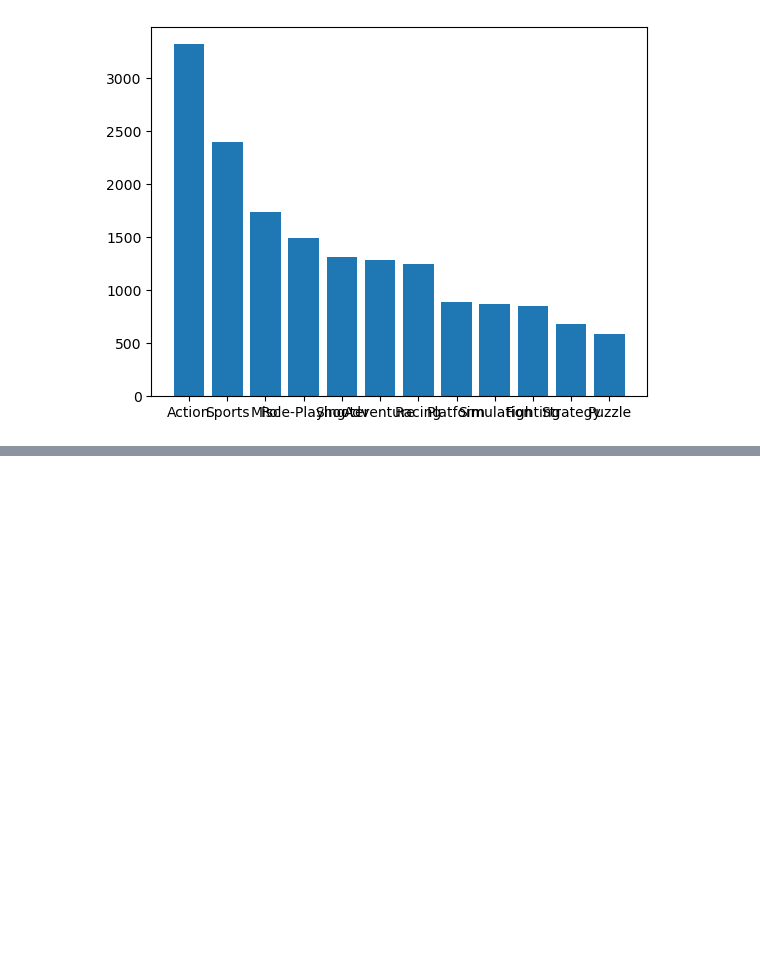
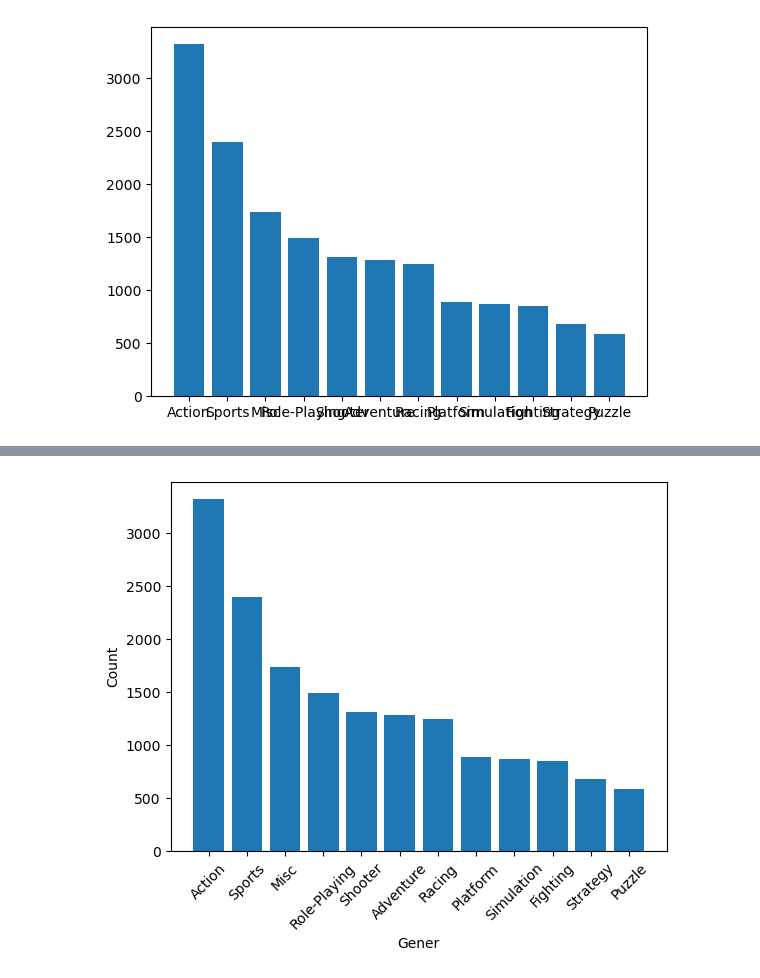
Before and after one commit to jeeet0700/DV, a Jupyter notebook: Data Viz Interview Prep.ipynb, the cells around one changed output, grey strips where cells are left out. Saved outputs shown, nothing was run; the diff lists cells and outputs as text; code cells hidden in the pictures; blank space fills up the shorter version.

```diff
--- a/Data Viz Interview Prep.ipynb
+++ b/Data Viz Interview Prep.ipynb
@@ -137,0 +155,8 @@ plt.bar(x,y)
+# %%
+plt.bar(x,y)
+plt.xticks(rotation=45)
+plt.xlabel('Gener')
+plt.ylabel('Count')
+plt.show()
+# %% [output]
+[figure, added]
```
Also changed, not shown: parts of 23 cells of this notebook.
